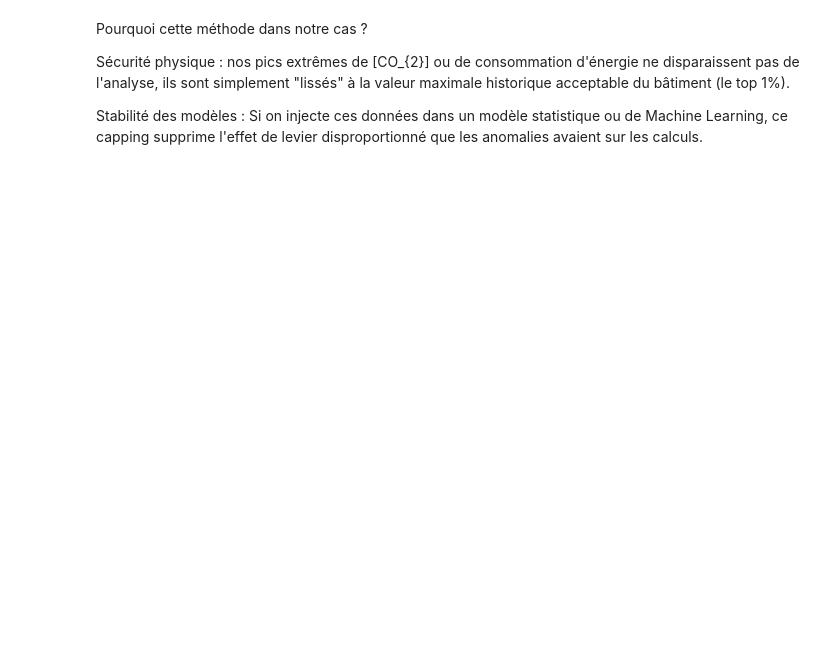
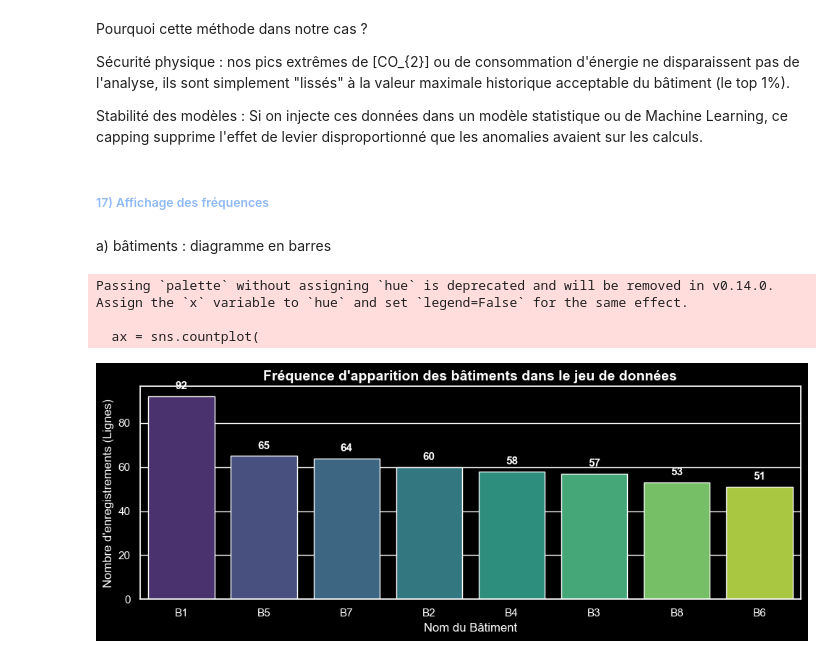
Before and after one commit to cheikhahmedtidiane/atelier_prepa_donnees_tab, a Jupyter notebook: atelier_prepa_donnees_tab/notebooks/atelier_prepa_donnees_tab.ipynb, the cells around one changed output. Saved outputs shown, nothing was run; the diff lists cells and outputs as text; code cells hidden in the pictures; blank space fills up the shorter version.

Commit message:
Partie 1 – Exploration des données : 17) Affichage de la fréquence des : batiments, types_batiments, mode_climatisation, etat_systeme, classes_alertes

```diff
--- a/atelier_prepa_donnees_tab/notebooks/atelier_prepa_donnees_tab.ipynb
+++ b/atelier_prepa_donnees_tab/notebooks/atelier_prepa_donnees_tab.ipynb
@@ -711,3 +752,51 @@ Pourquoi cette méthode dans notre cas ?
 Sécurité physique : nos pics extrêmes de \[CO_{2}\] ou de consommation d'énergie ne disparaissent pas de l'analyse, ils sont simplement "lissés" à la valeur maximale historique acceptable du bâtiment (le top 1%).
 
 Stabilité des modèles : Si on injecte ces données dans un modèle statistique ou de Machine Learning, ce capping supprime l'effet de levier disproportionné que les anomalies avaient sur les calculs.
+# %% [markdown]
+##### <span style="color: #8eb9f6">17) Affichage des fréquences</span>
+# %% [markdown]
+a) bâtiments :  diagramme en barres
+# %%
+import matplotlib.pyplot as plt
+import seaborn as sns
+
+# Configuration de la taille du graphique
+plt.figure(figsize=(10, 4))
+#sns.set_theme(style="darkgrid")
+plt.style.use('dark_background')
+
+
+# Création du diagramme de fréquence
+# (order permet de trier automatiquement les bâtiments du plus fréquent au moins fréquent)
+ax = sns.countplot(
+    data=df_clean,
+    x='batiment',
+    order=df_clean['batiment'].value_counts().index,
+    palette='viridis'
+)
+
+# Ajout des étiquettes de valeur au-dessus de chaque barre
+for p in ax.patches:
+    ax.annotate(
+        f'{int(p.get_height())}',
+        (p.get_x() + p.get_width() / 2., p.get_height()),
+        ha='center',
+        va='bottom',
+        fontsize=11,
+        fontweight='bold',
+        xytext=(0, 5),
+        textcoords='offset points'
+    )
+
+# Titres et étiquettes
+plt.title("Fréquence d'apparition des bâtiments dans le jeu de données", fontsize=14, fontweight='bold')
+plt.xlabel("Nom du Bâtiment", fontsize=12)
+plt.ylabel("Nombre d'enregistrements (Lignes)", fontsize=12)
+
+plt.tight_layout()
+plt.show()
+# %% [output]
+Passing `palette` without assigning `hue` is deprecated and will be removed in v0.14.0. Assign the `x` variable to `hue` and set `legend=False` for the same effect.
+
+  ax = sns.countplot(
+[figure, added]
```
Also changed, not shown: parts of 21 cells of this notebook.
